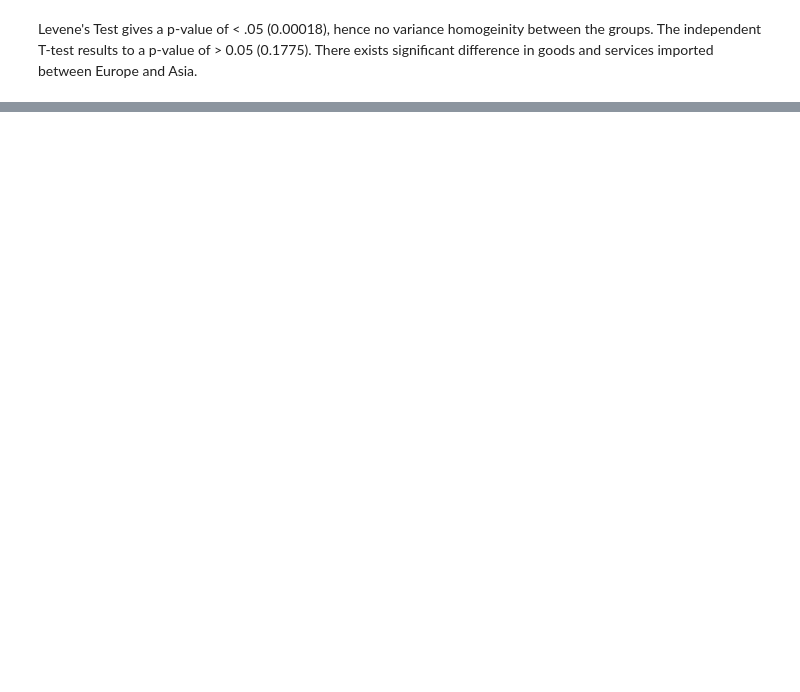
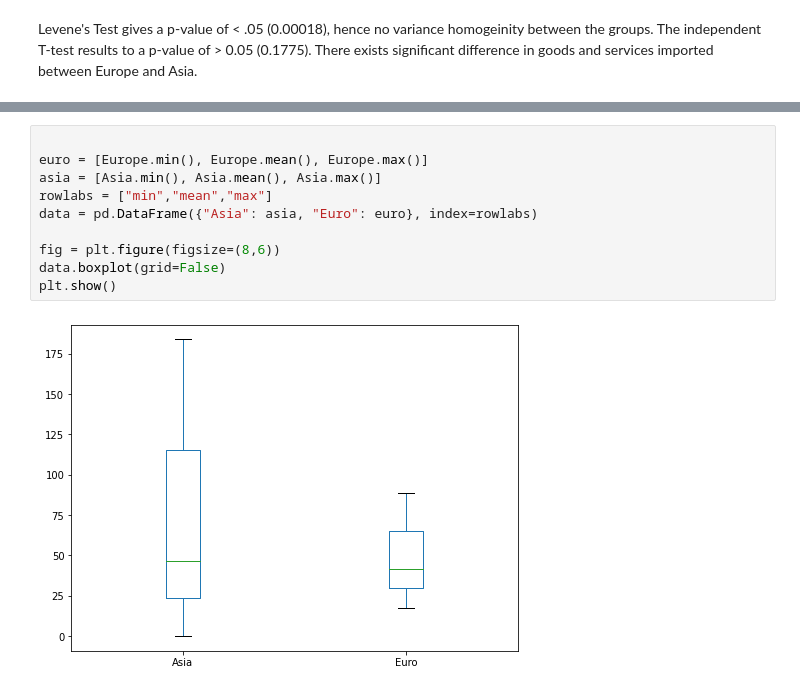
Before and after one commit to mikemwanga/Data_Science, a Jupyter notebook: Python for Data Science/notebook/python4DS.ipynb, the cells around one changed output, grey strips where cells are left out. Drawn from its saved outputs; the diff is of its cells as text; blank space fills up the shorter version.

```diff
--- a/Python for Data Science/notebook/python4DS.ipynb
+++ b/Python for Data Science/notebook/python4DS.ipynb
@@ -302,0 +310,12 @@ Name: Imports of goods and services (% of GDP), dtype: float64
+# %%
+
+euro = [Europe.min(), Europe.mean(), Europe.max()]
+asia = [Asia.min(), Asia.mean(), Asia.max()]
+rowlabs = ["min","mean","max"]
+data = pd.DataFrame({"Asia": asia, "Euro": euro}, index=rowlabs)
+
+fig = plt.figure(figsize=(8,6))
+data.boxplot(grid=False)
+plt.show()
+# %% [output]
+[figure, added]
```
Also changed, not shown: parts of 12 cells of this notebook, 1 other file.
